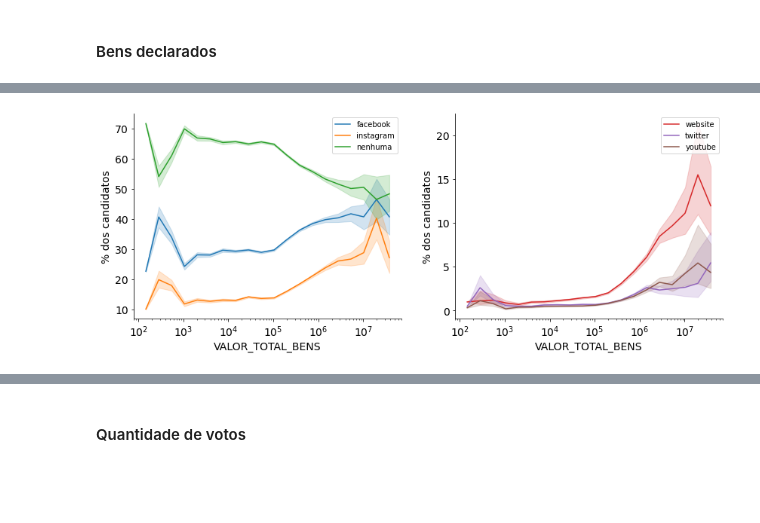
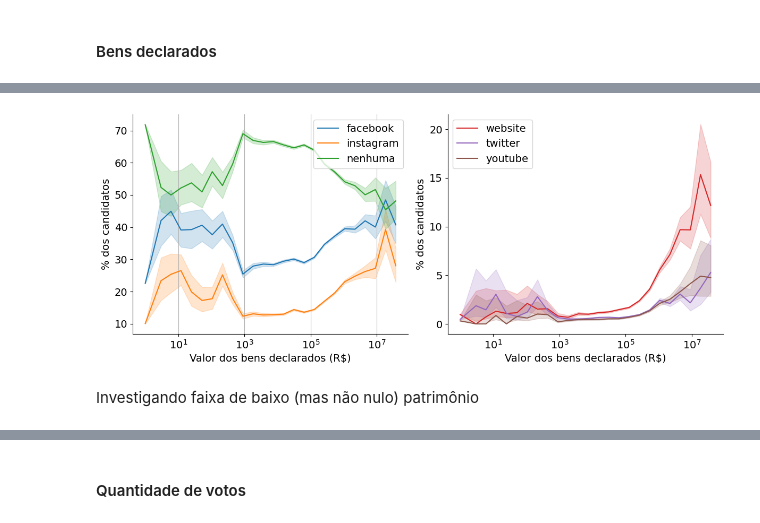
Before and after one commit to cewebbr/violentometro, a Jupyter notebook: analises/46_analise_estatistica_candidatos_nas_redes_2020.ipynb, the cells around one changed output, grey strips where cells are left out. Drawn from its saved outputs; the diff is of its cells as text; code cells hidden in the pictures; blank space fills up the shorter version.

```diff
--- a/analises/46_analise_estatistica_candidatos_nas_redes_2020.ipynb
+++ b/analises/46_analise_estatistica_candidatos_nas_redes_2020.ipynb
@@ -152,15 +123,21 @@ af.plot_bin_counts(use_df['VALOR_TOTAL_BENS'], 20, 101, 5e7, logscale=True)
 # %%
 # Gráfico:
 dim = 'VALOR_TOTAL_BENS'
-n_bins = 20
-lower_clip = 101
+n_bins = 25
+lower_clip = 1
 upper_clip = 5e7
 
-pl.figure(figsize=(14,5))
+pl.figure(figsize=(12,5))
 pl.subplot(1,2,1)
-af.plot_usage_frac_by_dimension(use_df, ['facebook', 'instagram', 'nenhuma'], dim, n_bins, lower_clip, upper_clip, logscale=True)
+af.plot_usage_frac_by_dimension(use_df, ['facebook', 'instagram', 'nenhuma'], dim, n_bins, lower_clip, upper_clip, legend_size=14, legend_loc='upper right', logscale=True, xlabel='Valor dos bens declarados (R$)')
+#pl.axvline(500)
+pl.grid(axis='x')
 pl.subplot(1,2,2)
-af.plot_usage_frac_by_dimension(use_df, ['website', 'twitter', 'youtube'], dim, n_bins, lower_clip, upper_clip, coffset=3, logscale=True)
+af.plot_usage_frac_by_dimension(use_df, ['website', 'twitter', 'youtube'], dim, n_bins, lower_clip, upper_clip, legend_size=14, legend_loc='upper left', coffset=3, logscale=True, xlabel='Valor dos bens declarados (R$)')
+pl.tight_layout()
+#pl.savefig('../resultados/plots/uso-plataformas-por-dimensao_2020_bens.png')
 pl.show()
 # %% [output]
-[figure, old version]
+[figure, new version]
+# %% [markdown]
+Investigando faixa de baixo (mas não nulo) patrimônio
```
Also changed, not shown: parts of 33 cells of this notebook, 16 other files.
